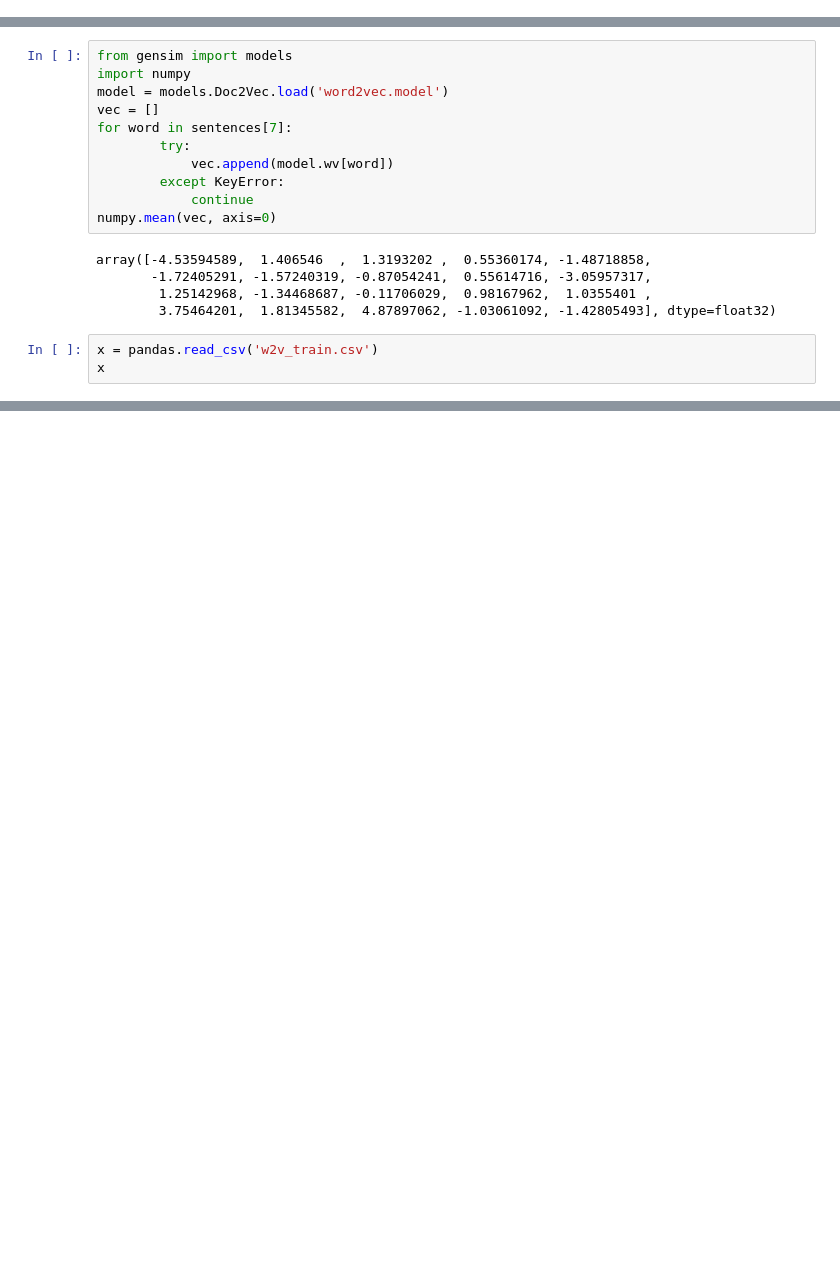
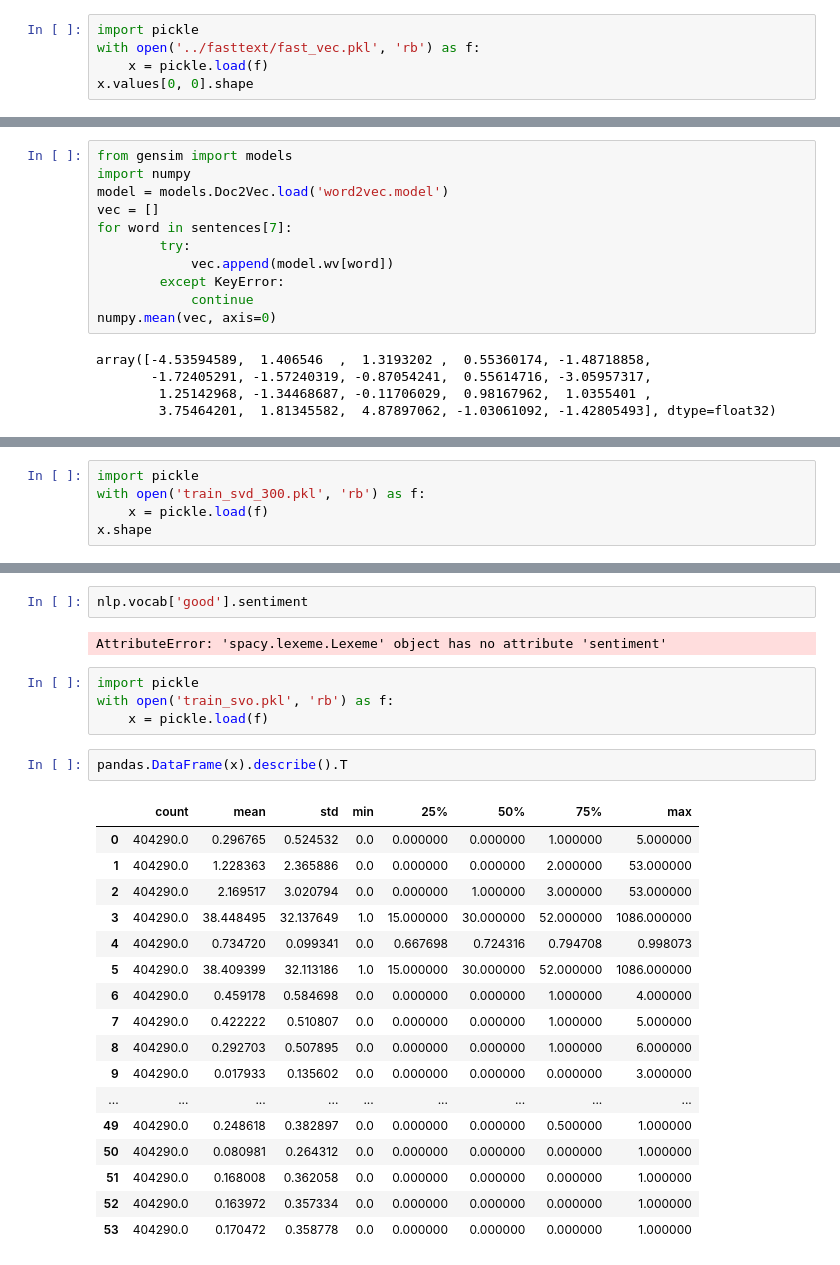
Before and after one commit to tkm2261/kaggle_quora, a Jupyter notebook: protos/Untitled.ipynb, the cells around one changed output, grey strips where cells are left out. Cells and saved outputs as stored; diff of their text form; blank space fills up the shorter version.

```diff
--- a/protos/Untitled.ipynb
+++ b/protos/Untitled.ipynb
@@ -227,0 +285,5 @@ with open('test_tic_%s.pkl'%num, 'wb') as f:
+# %%
+import pickle
+with open('../fasttext/fast_vec.pkl', 'rb') as f:
+    x = pickle.load(f)
+x.values[0, 0].shape
@@ -265,6 +337,3 @@ array([-4.53594589,  1.406546  ,  1.3193202 ,  0.55360174, -1.48718858,
        -1.72405291, -1.57240319, -0.87054241,  0.55614716, -3.05957317,
         1.25142968, -1.34468687, -0.11706029,  0.98167962,  1.0355401 ,
         3.75464201,  1.81345582,  4.87897062, -1.03061092, -1.42805493], dtype=float32)
-# %%
-x = pandas.read_csv('w2v_train.csv')
-x
@@ -272,0 +340,5 @@ NameError: name 'pandas' is not defined
+# %%
+import pickle
+with open('train_svd_300.pkl', 'rb') as f:
+    x = pickle.load(f)
+x.shape
@@ -272,0 +368,28 @@ NameError: name 'pandas' is not defined
+# %%
+nlp.vocab['good'].sentiment
+# %% [output]
+AttributeError: 'spacy.lexeme.Lexeme' object has no attribute 'sentiment'
+# %%
+import pickle
+with open('train_svo.pkl', 'rb') as f:
+    x = pickle.load(f)
+# %%
+pandas.DataFrame(x).describe().T
+# %% [output]
+|  | count | mean | std | min | 25% | 50% | 75% | max |
+| 0 | 404290.0 | 0.296765 | 0.524532 | 0.0 | 0.000000 | 0.000000 | 1.000000 | 5.000000 |
+| 1 | 404290.0 | 1.228363 | 2.365886 | 0.0 | 0.000000 | 0.000000 | 2.000000 | 53.000000 |
+| 2 | 404290.0 | 2.169517 | 3.020794 | 0.0 | 0.000000 | 1.000000 | 3.000000 | 53.000000 |
+| 3 | 404290.0 | 38.448495 | 32.137649 | 1.0 | 15.000000 | 30.000000 | 52.000000 | 1086.000000 |
+| 4 | 404290.0 | 0.734720 | 0.099341 | 0.0 | 0.667698 | 0.724316 | 0.794708 | 0.998073 |
+| 5 | 404290.0 | 38.409399 | 32.113186 | 1.0 | 15.000000 | 30.000000 | 52.000000 | 1086.000000 |
+| 6 | 404290.0 | 0.459178 | 0.584698 | 0.0 | 0.000000 | 0.000000 | 1.000000 | 4.000000 |
+| 7 | 404290.0 | 0.422222 | 0.510807 | 0.0 | 0.000000 | 0.000000 | 1.000000 | 5.000000 |
+| 8 | 404290.0 | 0.292703 | 0.507895 | 0.0 | 0.000000 | 0.000000 | 1.000000 | 6.000000 |
+| 9 | 404290.0 | 0.017933 | 0.135602 | 0.0 | 0.000000 | 0.000000 | 0.000000 | 3.000000 |
+| ... | ... | ... | ... | ... | ... | ... | ... | ... |
+| 49 | 404290.0 | 0.248618 | 0.382897 | 0.0 | 0.000000 | 0.000000 | 0.500000 | 1.000000 |
+| 50 | 404290.0 | 0.080981 | 0.264312 | 0.0 | 0.000000 | 0.000000 | 0.000000 | 1.000000 |
+| 51 | 404290.0 | 0.168008 | 0.362058 | 0.0 | 0.000000 | 0.000000 | 0.000000 | 1.000000 |
+| 52 | 404290.0 | 0.163972 | 0.357334 | 0.0 | 0.000000 | 0.000000 | 0.000000 | 1.000000 |
+| 53 | 404290.0 | 0.170472 | 0.358778 | 0.0 | 0.000000 | 0.000000 | 0.000000 | 1.000000 |
```
Also changed, not shown: parts of 15 cells of this notebook, 14 other files.
